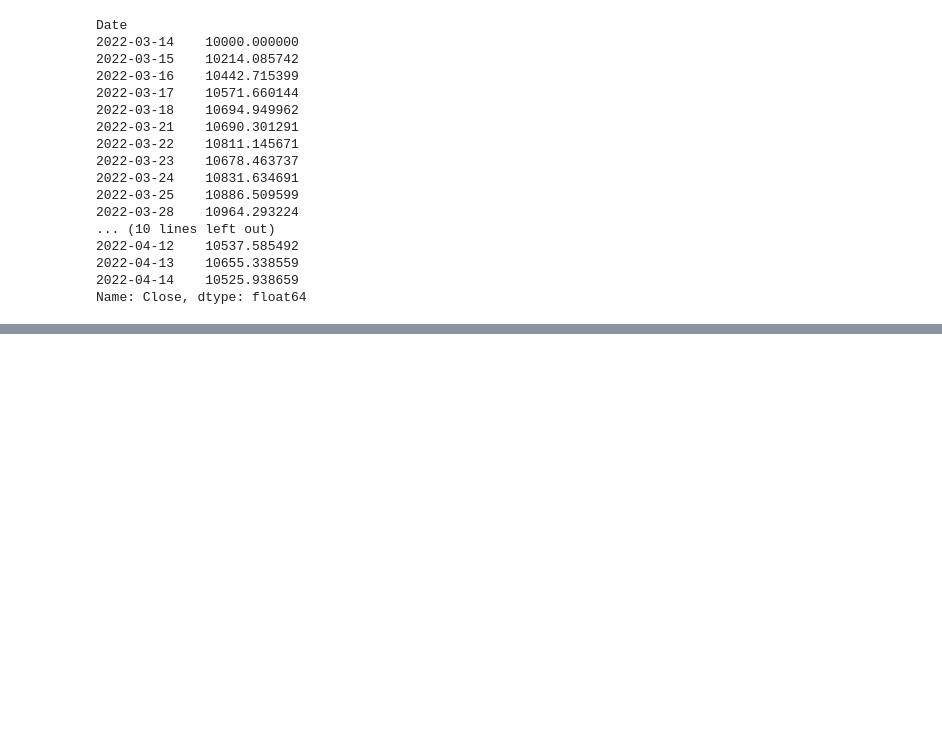
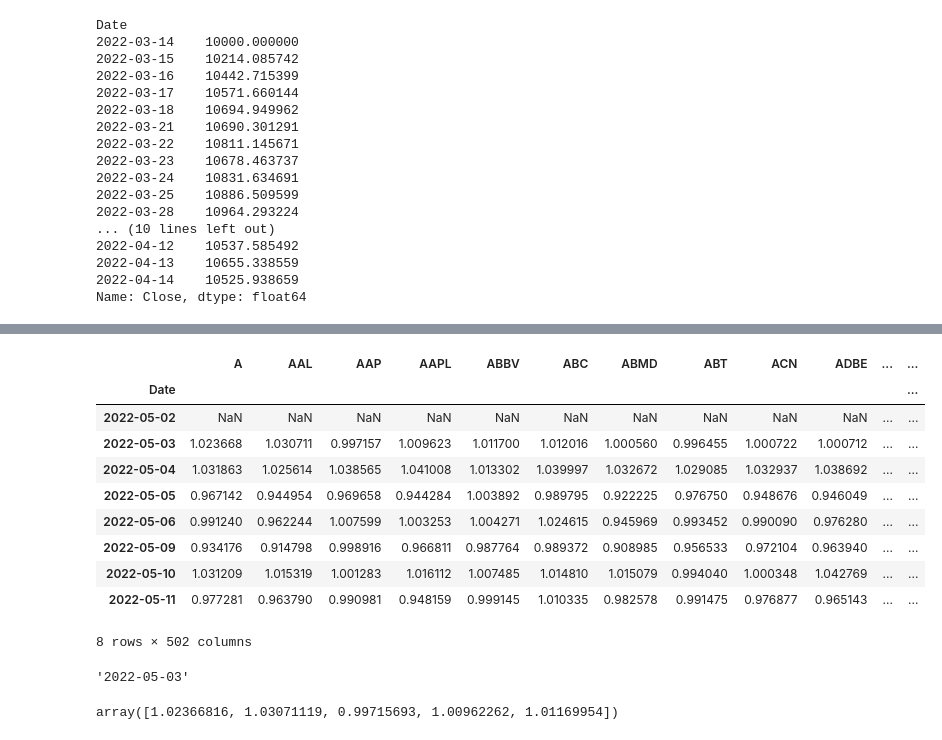
Before and after one commit to AndreasPalmgren/twitter-sentiment, a Jupyter notebook: stock_data.ipynb, the cells around one changed output, grey strips where cells are left out. Saved outputs shown, nothing was run; the diff lists cells and outputs as text; code cells hidden in the pictures; blank space fills up the shorter version.

```diff
--- a/stock_data.ipynb
+++ b/stock_data.ipynb
@@ -182,0 +199,25 @@ axs.legend()
+# %%
+stock_df = 1+stock_df.pct_change()
+stock_df
+# %% [output]
+|  | A | AAL | AAP | AAPL | ABBV | ABC | ABMD | ABT | ACN | ADBE | ... | ... |
+| Date |  |  |  |  |  |  |  |  |  |  |  | ... |
+| 2022-05-02 | NaN | NaN | NaN | NaN | NaN | NaN | NaN | NaN | NaN | NaN | ... | ... |
+| 2022-05-03 | 1.023668 | 1.030711 | 0.997157 | 1.009623 | 1.011700 | 1.012016 | 1.000560 | 0.996455 | 1.000722 | 1.000712 | ... | ... |
+| 2022-05-04 | 1.031863 | 1.025614 | 1.038565 | 1.041008 | 1.013302 | 1.039997 | 1.032672 | 1.029085 | 1.032937 | 1.038692 | ... | ... |
+| 2022-05-05 | 0.967142 | 0.944954 | 0.969658 | 0.944284 | 1.003892 | 0.989795 | 0.922225 | 0.976750 | 0.948676 | 0.946049 | ... | ... |
+| 2022-05-06 | 0.991240 | 0.962244 | 1.007599 | 1.003253 | 1.004271 | 1.024615 | 0.945969 | 0.993452 | 0.990090 | 0.976280 | ... | ... |
+| 2022-05-09 | 0.934176 | 0.914798 | 0.998916 | 0.966811 | 0.987764 | 0.989372 | 0.908985 | 0.956533 | 0.972104 | 0.963940 | ... | ... |
+| 2022-05-10 | 1.031209 | 1.015319 | 1.001283 | 1.016112 | 1.007485 | 1.014810 | 1.015079 | 0.994040 | 1.000348 | 1.042769 | ... | ... |
+| 2022-05-11 | 0.977281 | 0.963790 | 0.990981 | 0.948159 | 0.999145 | 1.010335 | 0.982578 | 0.991475 | 0.976877 | 0.965143 | ... | ... |
+8 rows × 502 columns
+# %%
+k = 1
+str(stock_df.index[k]).split(" ")[0]
+# %% [output]
+'2022-05-03'
+# %%
+i = 0
+stock_df.iloc[i+1].to_numpy()[:5]
+# %% [output]
+array([1.02366816, 1.03071119, 0.99715693, 1.00962262, 1.01169954])
```
Also changed, not shown: parts of 23 cells of this notebook, 13 other files.
